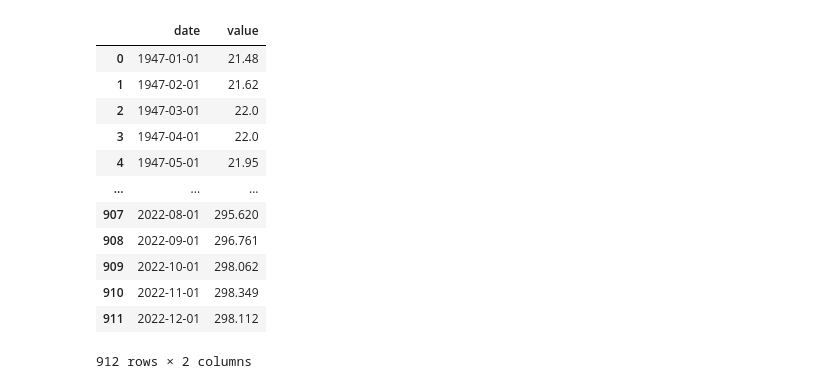
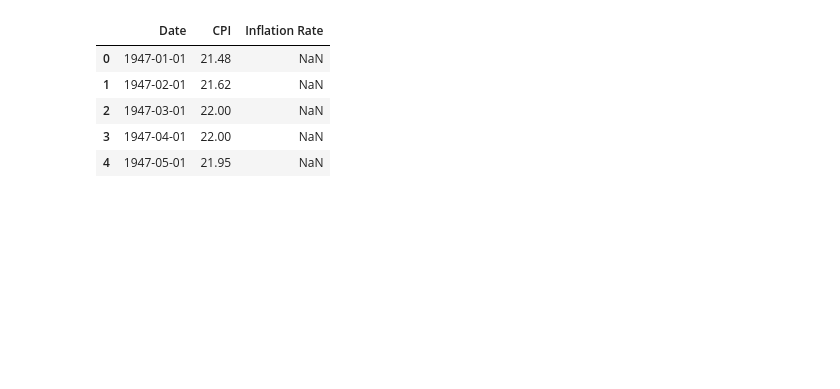
Before and after one commit to Lionta/Project-1, a Jupyter notebook: interest_rate_vs_inflation.ipynb, the cells around one changed output. Cells and saved outputs as stored; diff of their text form; code cells hidden in the pictures; blank space fills up the shorter version.

```diff
--- a/interest_rate_vs_inflation.ipynb
+++ b/interest_rate_vs_inflation.ipynb
@@ -75,27 +62,34 @@ cpi_df.head()
 # %%
 # CPI Data frame
 cpi_df = pd.DataFrame(fred_response["observations"])
 
 # Reduce to pertinent columns
 cpi_df = cpi_df[["date", "value"]]
 
+# Convert date to datetime
+cpi_df['date'] = cpi_df['date'].apply(pd.to_datetime)
+
+# Convert value to float
+cpi_df = cpi_df.astype({"value": float})
+
+# Calculate/create inflation rate column
+cpi_df['Inflation Rate'] = cpi_df['value'].pct_change(12)
+
+# Convert inflation rate to %
+cpi_df["Inflation Rate"]*=100
+
+# Rename columns
+cpi_df = cpi_df.rename(columns={"date": "Date", "value": "CPI"})
+
 # Write To CSV
 cpi_df.to_csv("output_data/cpi_rate.csv")
 
-# Display
-cpi_df
+cpi_df.head()
 # %% [output]
-|  | date | value |
-| 0 | 1947-01-01 | 21.48 |
-| 1 | 1947-02-01 | 21.62 |
-| 2 | 1947-03-01 | 22.0 |
-| 3 | 1947-04-01 | 22.0 |
-| 4 | 1947-05-01 | 21.95 |
-| ... | ... | ... |
-| 907 | 2022-08-01 | 295.620 |
-| 908 | 2022-09-01 | 296.761 |
-| 909 | 2022-10-01 | 298.062 |
-| 910 | 2022-11-01 | 298.349 |
-| 911 | 2022-12-01 | 298.112 |
+|  | Date | CPI | Inflation Rate |
+| 0 | 1947-01-01 | 21.48 | NaN |
+| 1 | 1947-02-01 | 21.62 | NaN |
+| 2 | 1947-03-01 | 22.00 | NaN |
+| 3 | 1947-04-01 | 22.00 | NaN |
+| 4 | 1947-05-01 | 21.95 | NaN |
-912 rows × 2 columns
 # %%
```
Also changed, not shown: parts of 13 cells of this notebook, 13 other files.
